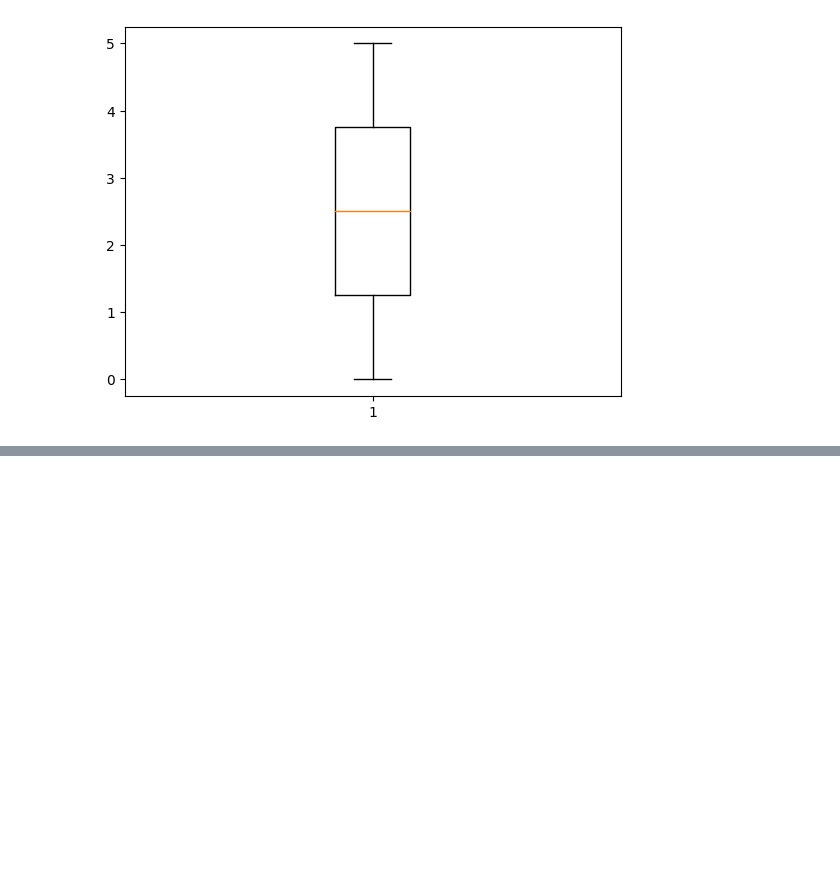
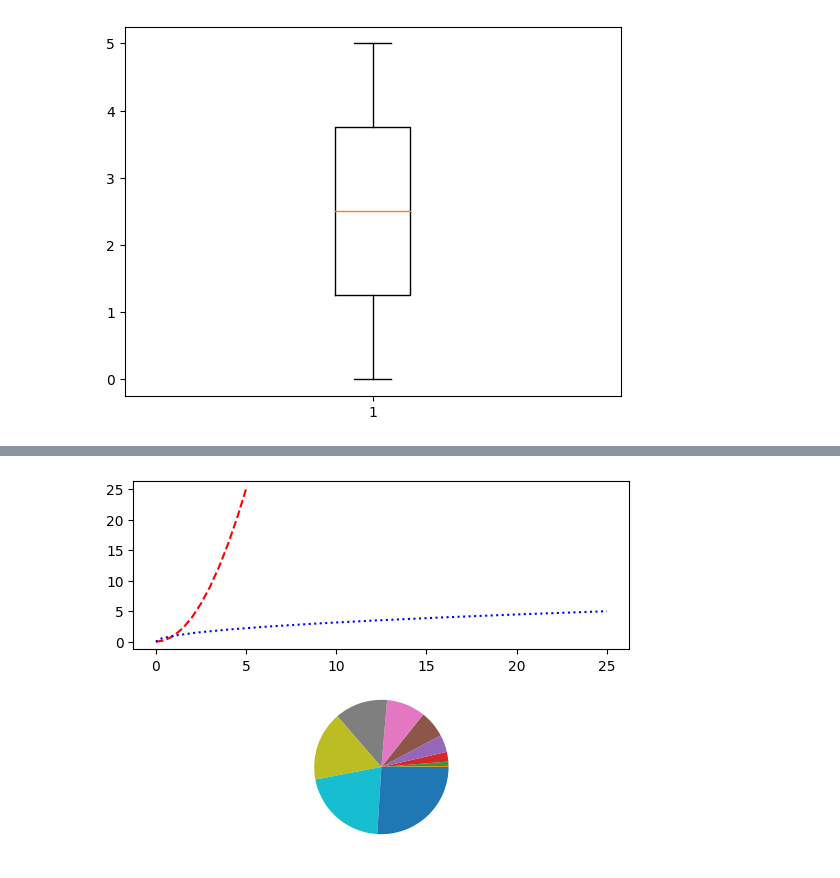
Before and after one commit to Mvinachi/Hyperblog, a Jupyter notebook: Pyplot.ipynb, the cells around one changed output, grey strips where cells are left out. Cells and saved outputs as stored; diff of their text form; code cells hidden in the pictures; blank space fills up the shorter version.

```diff
--- a/Pyplot.ipynb
+++ b/Pyplot.ipynb
@@ -52,0 +72,9 @@ plt.show()
+# %%
+plt.subplot(2,1,1)
+plt.plot(x,y,'r--')
+plt.plot(y,x,'b:')
+plt.subplot(2,1,2)
+plt.pie(y)
+plt.show()
+# %% [output]
+[figure, added]
```
Also changed, not shown: parts of 13 cells of this notebook.
